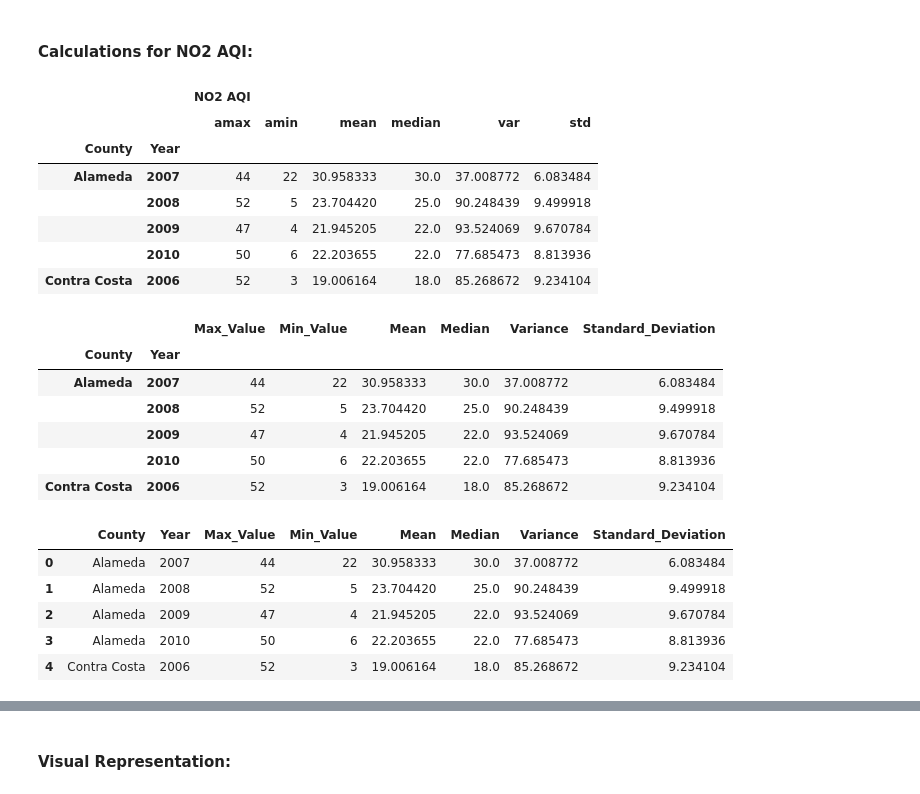
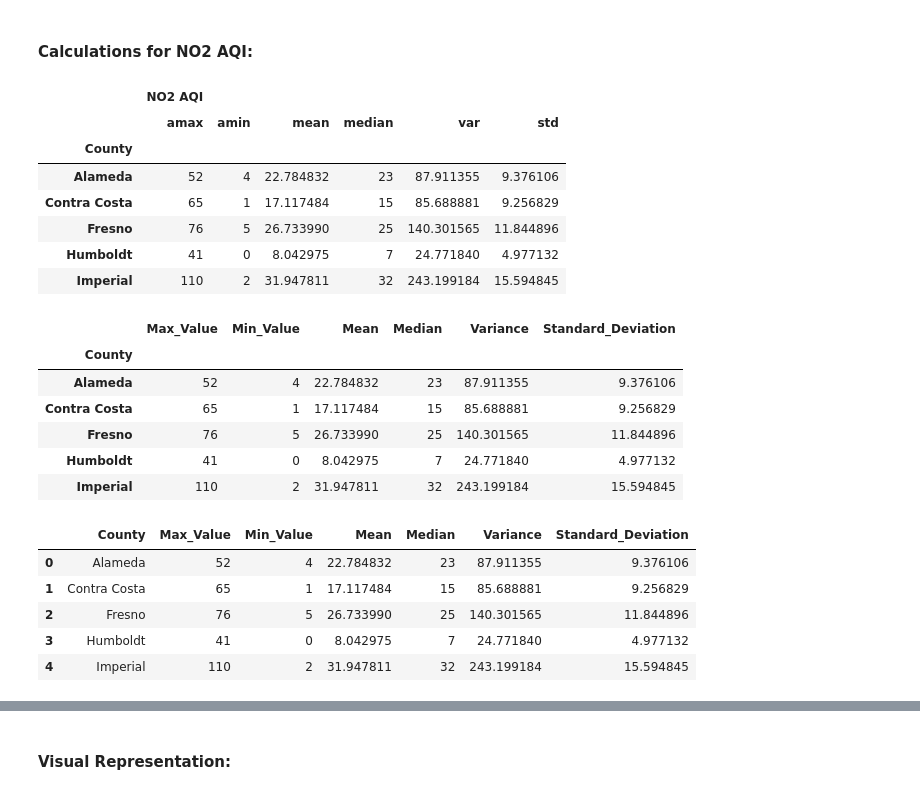
Before and after one commit to dalismo/Project-1, a Jupyter notebook: mq_statistical_analysis_NO2.ipynb, the cells around one changed output, grey strips where cells are left out. Drawn from its saved outputs; the diff is of its cells as text; code cells hidden in the pictures.

```diff
--- a/mq_statistical_analysis_NO2.ipynb
+++ b/mq_statistical_analysis_NO2.ipynb
@@ -38,39 +37,39 @@ data_df.head()
 #### Calculations for NO2 AQI:
 # %%
 # Group by County and aggregate mean, median, variance, standard deviation, and SEM of the NO2 AQI (Nitrogen dioxide Air Quality Index) for each County.
-stat_no2_df = data_df.groupby(['County', 'Year']).agg({'NO2 AQI': [np.max, np.min, np.mean, np.median, np.var, np.std]})
+stat_no2_df = data_df.groupby(['County']).agg({'NO2 AQI': [np.max, np.min, np.mean, np.median, np.var, np.std]})
 stat_no2_df.head()
 # %% [output]
-|  |  | NO2 AQI |  |  |  |  |  |
-|  |  | amax | amin | mean | median | var | std |
-| County | Year |  |  |  |  |  |  |
-| Alameda | 2007 | 44 | 22 | 30.958333 | 30.0 | 37.008772 | 6.083484 |
-|  | 2008 | 52 | 5 | 23.704420 | 25.0 | 90.248439 | 9.499918 |
-|  | 2009 | 47 | 4 | 21.945205 | 22.0 | 93.524069 | 9.670784 |
-|  | 2010 | 50 | 6 | 22.203655 | 22.0 | 77.685473 | 8.813936 |
-| Contra Costa | 2006 | 52 | 3 | 19.006164 | 18.0 | 85.268672 | 9.234104 |
+|  | NO2 AQI |  |  |  |  |  |
+|  | amax | amin | mean | median | var | std |
+| County |  |  |  |  |  |  |
+| Alameda | 52 | 4 | 22.784832 | 23 | 87.911355 | 9.376106 |
+| Contra Costa | 65 | 1 | 17.117484 | 15 | 85.688881 | 9.256829 |
+| Fresno | 76 | 5 | 26.733990 | 25 | 140.301565 | 11.844896 |
+| Humboldt | 41 | 0 | 8.042975 | 7 | 24.771840 | 4.977132 |
+| Imperial | 110 | 2 | 31.947811 | 32 | 243.199184 | 15.594845 |
 # %%
 # Rename columns for mean, median, variance, standard deviation of the NO2 AQI (Nitrogen dioxide Air Quality Index) for each County.
 
 stat_no2_df.columns = ['Max_Value', 'Min_Value', 'Mean', 'Median', 'Variance', 'Standard_Deviation']
 stat_no2_df.head()
 # %% [output]
-|  |  | Max_Value | Min_Value | Mean | Median | Variance | Standard_Deviation |
-| County | Year |  |  |  |  |  |  |
-| Alameda | 2007 | 44 | 22 | 30.958333 | 30.0 | 37.008772 | 6.083484 |
-|  | 2008 | 52 | 5 | 23.704420 | 25.0 | 90.248439 | 9.499918 |
-|  | 2009 | 47 | 4 | 21.945205 | 22.0 | 93.524069 | 9.670784 |
-|  | 2010 | 50 | 6 | 22.203655 | 22.0 | 77.685473 | 8.813936 |
-| Contra Costa | 2006 | 52 | 3 | 19.006164 | 18.0 | 85.268672 | 9.234104 |
+|  | Max_Value | Min_Value | Mean | Median | Variance | Standard_Deviation |
+| County |  |  |  |  |  |  |
+| Alameda | 52 | 4 | 22.784832 | 23 | 87.911355 | 9.376106 |
+| Contra Costa | 65 | 1 | 17.117484 | 15 | 85.688881 | 9.256829 |
+| Fresno | 76 | 5 | 26.733990 | 25 | 140.301565 | 11.844896 |
+| Humboldt | 41 | 0 | 8.042975 | 7 | 24.771840 | 4.977132 |
+| Imperial | 110 | 2 | 31.947811 | 32 | 243.199184 | 15.594845 |
 # %%
 # Resetting the Index
 
 no2_df = stat_no2_df.reset_index()
 no2_df.head()
 # %% [output]
-|  | County | Year | Max_Value | Min_Value | Mean | Median | Variance | Standard_Deviation |
-| 0 | Alameda | 2007 | 44 | 22 | 30.958333 | 30.0 | 37.008772 | 6.083484 |
-| 1 | Alameda | 2008 | 52 | 5 | 23.704420 | 25.0 | 90.248439 | 9.499918 |
-| 2 | Alameda | 2009 | 47 | 4 | 21.945205 | 22.0 | 93.524069 | 9.670784 |
-| 3 | Alameda | 2010 | 50 | 6 | 22.203655 | 22.0 | 77.685473 | 8.813936 |
-| 4 | Contra Costa | 2006 | 52 | 3 | 19.006164 | 18.0 | 85.268672 | 9.234104 |
+|  | County | Max_Value | Min_Value | Mean | Median | Variance | Standard_Deviation |
+| 0 | Alameda | 52 | 4 | 22.784832 | 23 | 87.911355 | 9.376106 |
+| 1 | Contra Costa | 65 | 1 | 17.117484 | 15 | 85.688881 | 9.256829 |
+| 2 | Fresno | 76 | 5 | 26.733990 | 25 | 140.301565 | 11.844896 |
+| 3 | Humboldt | 41 | 0 | 8.042975 | 7 | 24.771840 | 4.977132 |
+| 4 | Imperial | 110 | 2 | 31.947811 | 32 | 243.199184 | 15.594845 |
```
Also changed, not shown: parts of 9 cells of this notebook, 3 other files.
